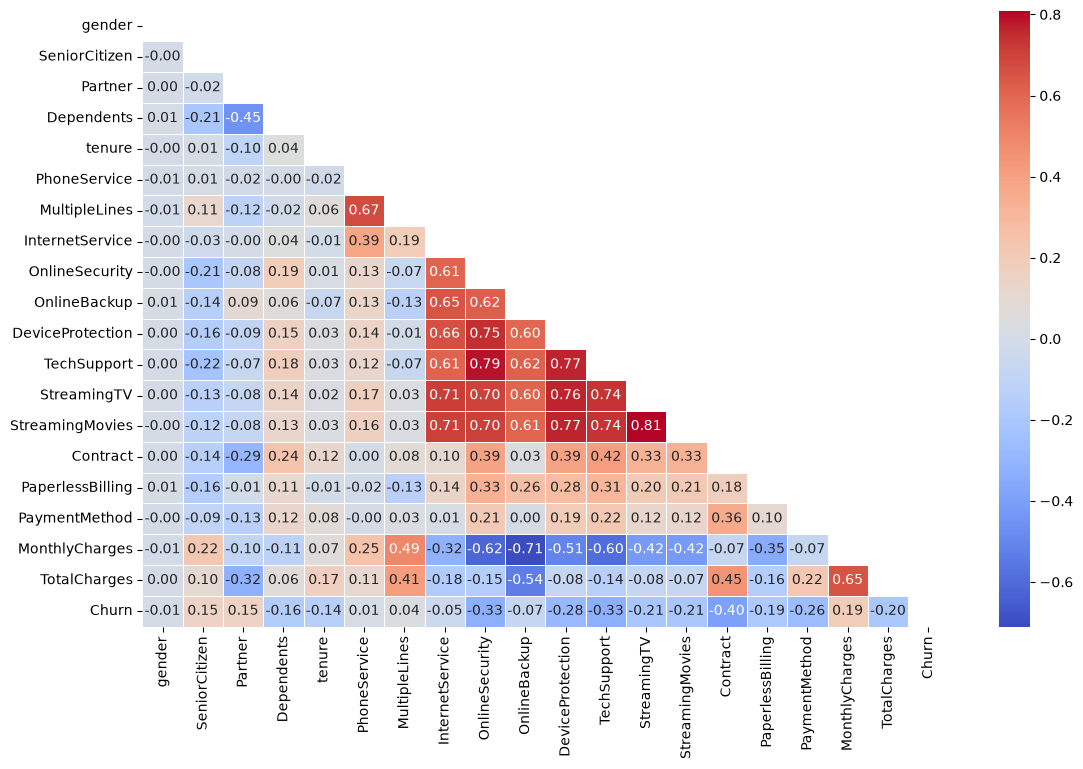
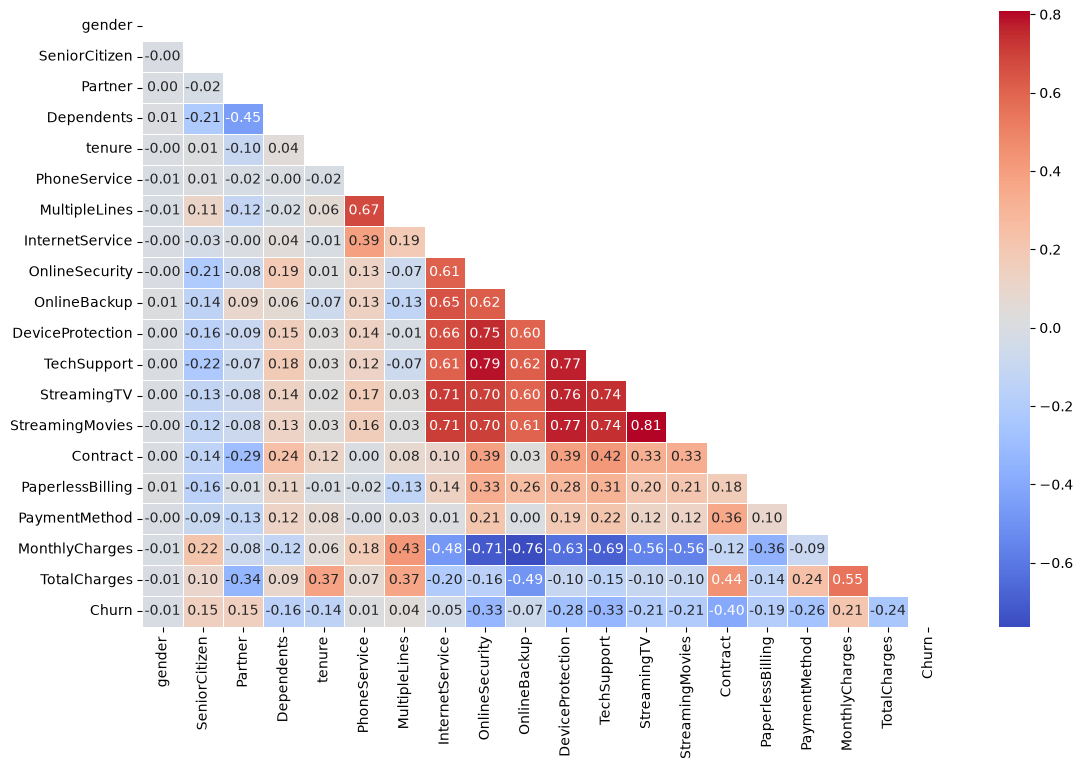
Code edit (unified diff) that turned the first committed figure into the second:
--- before
+++ after
@@ -3,2 +3,5 @@
 mask = np.triu(np.ones_like(corr, dtype=bool))
 sns.heatmap(corr, mask=mask, annot=True, cmap='coolwarm', fmt='.2f', linewidths=0.5)
+plt.savefig("correlation_heatmap.png",
+            dpi=300,
+            bbox_inches='tight')

Commit: Update README plot images